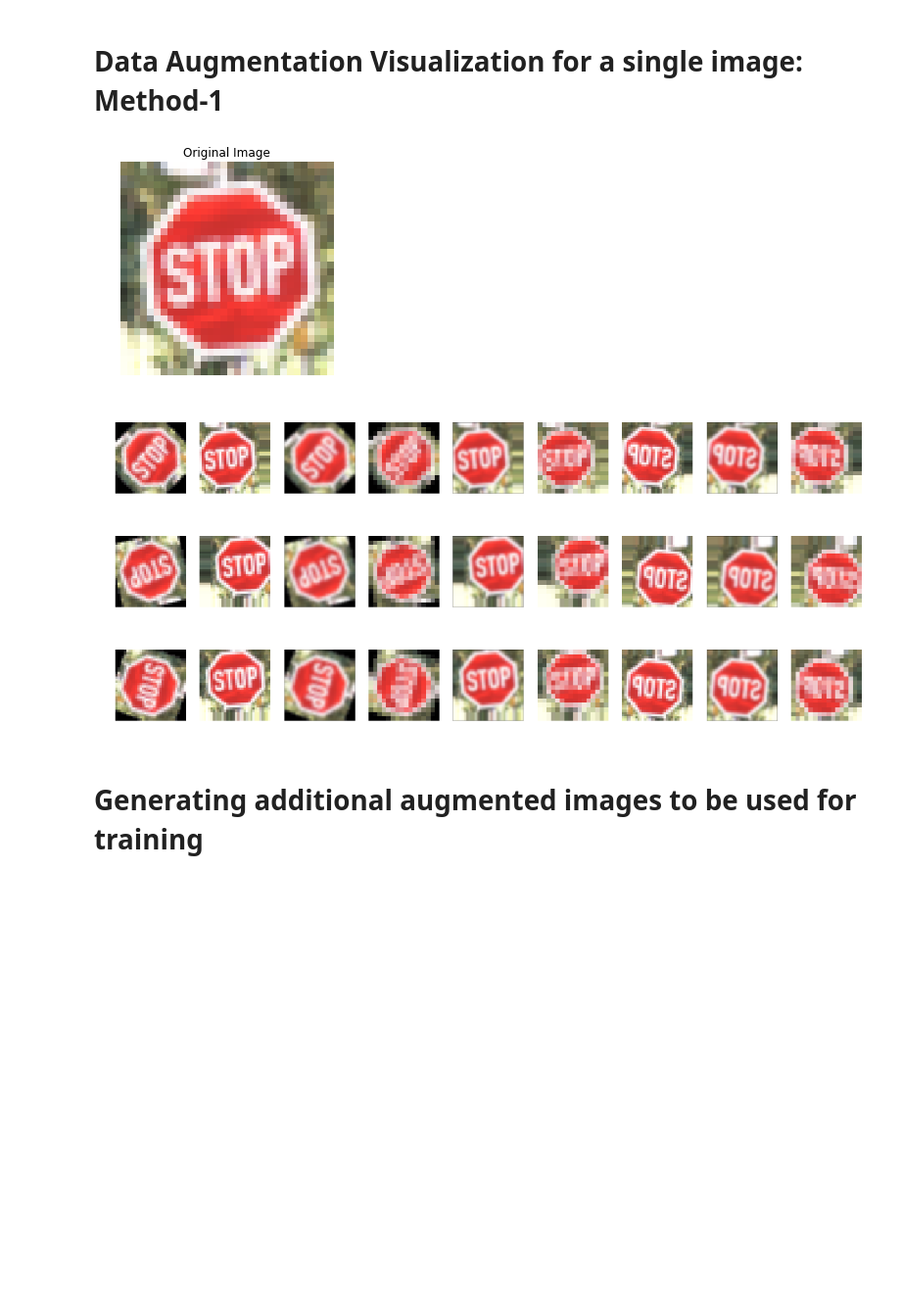
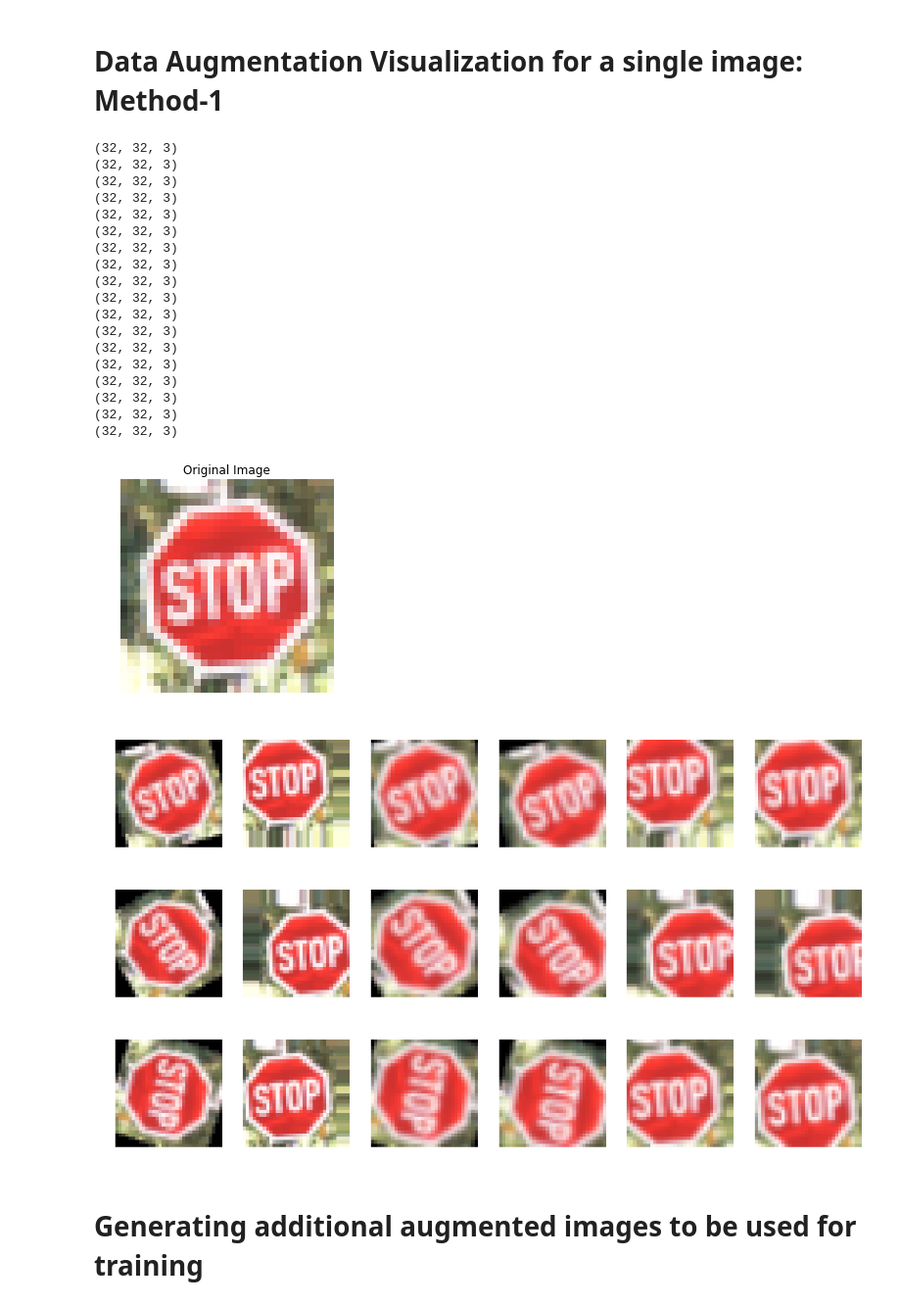
Before and after one commit to aakashkardam/Traffic_Sign_Classifier_Udacity_Project_3, a Jupyter notebook: Traffic_Sign_Classifier.ipynb, the cells around one changed output. Shown: that part at 98% size. Saved outputs shown, nothing was run; the diff lists cells and outputs as text; code cells hidden in the pictures; blank space fills up the shorter version.

```diff
--- a/Traffic_Sign_Classifier.ipynb
+++ b/Traffic_Sign_Classifier.ipynb
@@ -134,40 +144,65 @@ print(unique_lbl, index, frequency)
 # %%
 from image_augmentation import rotate_randomly, add_noise_randomly
 from image_augmentation import  flip_upside_down, flip_left_2_right ,translate, rescale_image
 import matplotlib.gridspec as gridspec
 import random
 for i in range(1):
     rand_img_index = 29424#random.randint(0,n_train)
     plt.figure()
     plt.imshow(X_train[rand_img_index])
     plt.axis('off')
     plt.title('Original Image')
-    aug_images=[None]*9
+    aug_images=[None]*6
+    temp_crop_1 = []
+    temp_crop_2 = []
+    temp_crop_3 = []
+    temp_crop_4 = []
     for j in range(3):
         aug_images[0] = rotate_randomly(X_train[rand_img_index])
         aug_images[1] = translate(X_train[rand_img_index],offset=(random.uniform(-5,5),random.uniform(-5,5)))#add_noise_randomly
-        aug_images[2] = rescale_image(aug_images[0],2.0)
-        aug_images[3] = rescale_image(aug_images[0],0.5)
-        aug_images[4] = rescale_image(aug_images[1],2.0)
-        aug_images[5] = rescale_image(aug_images[1],0.5)
+        temp_crop_1 = aug_images[0][2:30,2:30]
+        aug_images[2] = cv2.resize(temp_crop_1,(32,32))
+        temp_crop_2= aug_images[0][0:28,0:28]
+        aug_images[3] = cv2.resize(temp_crop_2,(32,32))
+        temp_crop_3 = aug_images[1][2:30,2:30]
+        aug_images[4] = cv2.resize(temp_crop_3,(32,32))
+        temp_crop_4= aug_images[1][0:28,0:28]
+        aug_images[5] = cv2.resize(temp_crop_4,(32,32))
         #aug_images[6] = flip_upside_down(aug_images[1])
-        aug_images[6] = translate(flip_left_2_right(X_train[rand_img_index]),offset=(random.uniform(-5,5),random.uniform(-5,5)))
-        aug_images[7] = rescale_image(aug_images[6],2.0)
-        aug_images[8] = rescale_image(aug_images[6],0.5)
+        #aug_images[6] = translate(flip_left_2_right(X_train[rand_img_index]),offset=(random.uniform(-5,5),random.uniform(-5,5)))
         #aug_images[9] = translate(X_train[rand_img_index],offset=(random.uniform(-5,5),random.uniform(-5,5)))
 
-        grid = gridspec.GridSpec(1,9)
+        grid = gridspec.GridSpec(1,6)
         #print(grid)
         plt.figure(figsize=(17,10))
-        for i in range(9):
+        for i in range(6):
             ax = plt.subplot(grid[i])
             ax.imshow(aug_images[i])
             ax.axis('off')
+            print(aug_images[i].shape)
 # %% [output]
+(32, 32, 3)
+(32, 32, 3)
+(32, 32, 3)
+(32, 32, 3)
+(32, 32, 3)
+(32, 32, 3)
+(32, 32, 3)
+(32, 32, 3)
+(32, 32, 3)
+(32, 32, 3)
+(32, 32, 3)
+(32, 32, 3)
+(32, 32, 3)
+(32, 32, 3)
+(32, 32, 3)
+(32, 32, 3)
+(32, 32, 3)
+(32, 32, 3)
 [figure]
-[figure, old version]
+[figure, new version]
-[figure, old version]
+[figure, new version]
-[figure, old version]
+[figure, new version]
 # %% [markdown]
 # Generating additional augmented images to be used for training
 # %%
```
Also changed, not shown: parts of 10 cells of this notebook.
